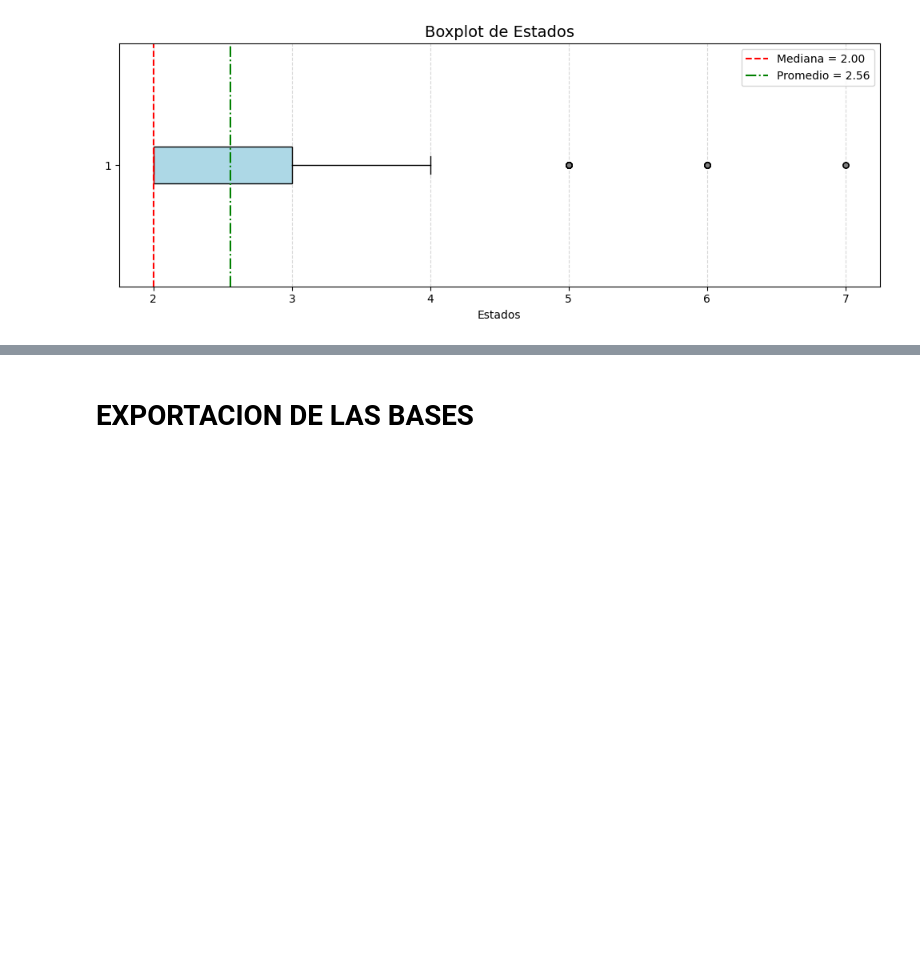
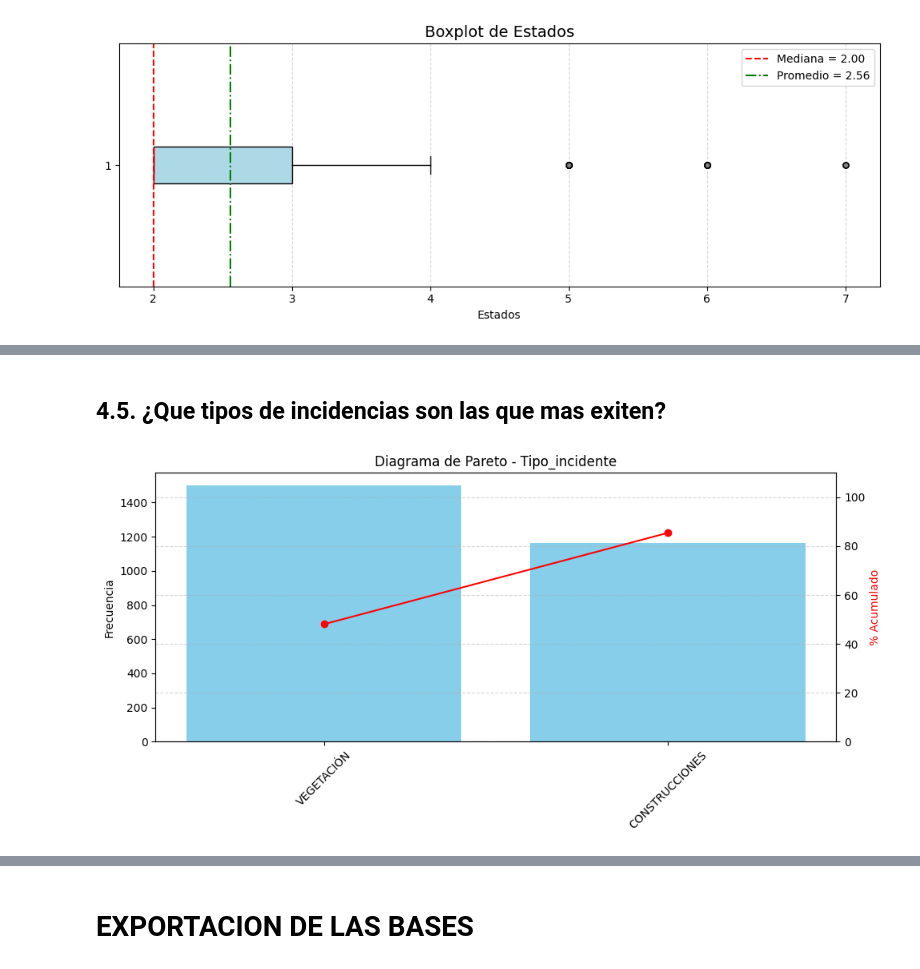
Before and after one commit to WMARBAR/CProgram_incidencias, a Jupyter notebook: constructor4_proyecto_II.ipynb, the cells around one changed output, grey strips where cells are left out. Drawn from its saved outputs; the diff is of its cells as text; code cells hidden in the pictures; blank space fills up the shorter version.

```diff
--- a/constructor4_proyecto_II.ipynb
+++ b/constructor4_proyecto_II.ipynb
@@ -948,0 +1259,6 @@ boxplot_variable(df_merged, 'Estados')
+# %% [markdown]
+## 4.5. ¿Que tipos de incidencias son las que mas exiten?
+# %%
+pareto(df_merged,'Tipo_incidente')
+# %% [output]
+[figure, added]
```
Also changed, not shown: parts of 33 cells of this notebook.
